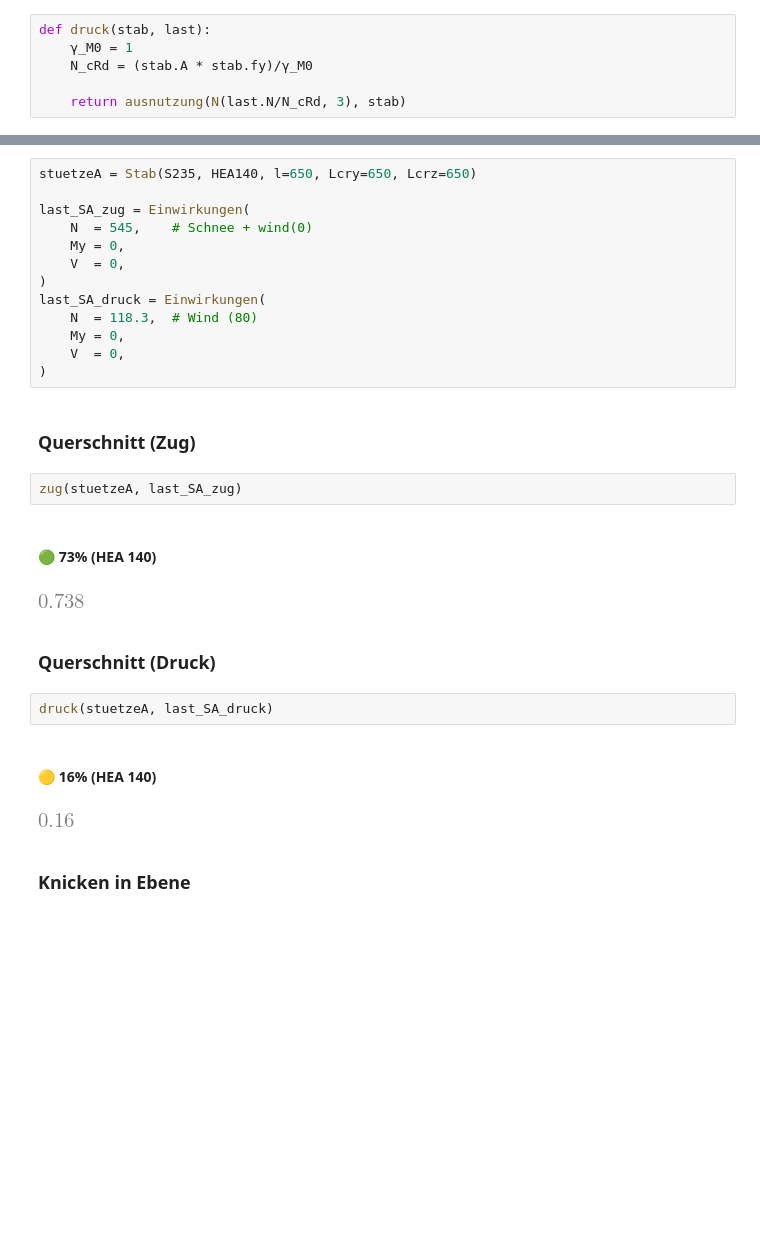
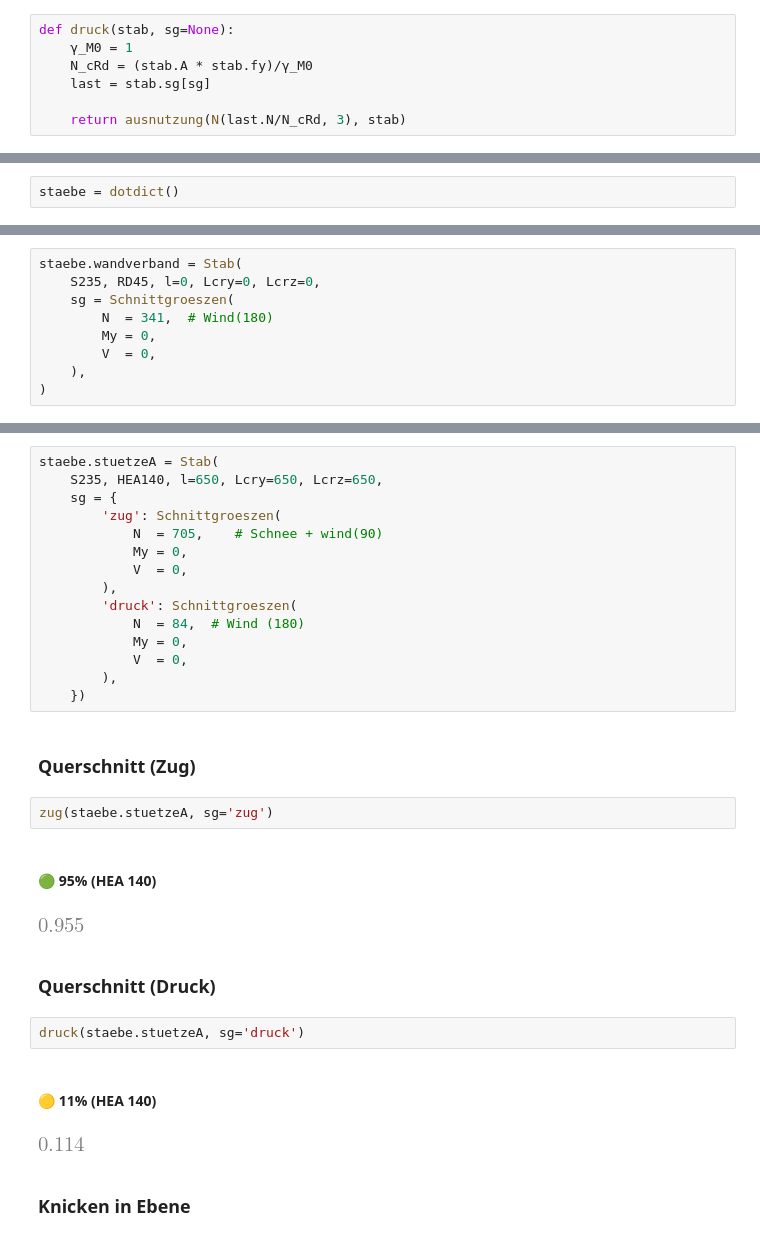
Before and after one commit to sushimako/uni-stahlbau-ue, a Jupyter notebook: Berechnungen/nachweise.ipynb, the cells around one changed output, grey strips where cells are left out. Cells and saved outputs as stored; diff of their text form; blank space fills up the shorter version.

```diff
--- a/Berechnungen/nachweise.ipynb
+++ b/Berechnungen/nachweise.ipynb
@@ -404,9 +115,10 @@ def zug(stab, last, A_net=None):
 # %% [markdown]
 ### Druck
 # %%
-def druck(stab, last):
+def druck(stab, sg=None):
     γ_M0 = 1
     N_cRd = (stab.A * stab.fy)/γ_M0
+    last = stab.sg[sg]
 
     return ausnutzung(N(last.N/N_cRd, 3), stab)
 # %% [markdown]
@@ -554,4 +266,6 @@ note('C_MLT und C_my: sichere werte so ok?')
 # %% [markdown]
 # Stäbe
+# %%
+staebe = dotdict()
 # %% [markdown]
 ## 1 Pfette
@@ -861,6 +685,15 @@ zug(verband_dach, last_verband_dach)
 [figure]
 # %% [markdown]
 ## 6 Wandverband
+# %%
+staebe.wandverband = Stab(
+    S235, RD45, l=0, Lcry=0, Lcrz=0,
+    sg = Schnittgroeszen(
+        N  = 341,  # Wind(180)
+        My = 0,
+        V  = 0,
+    ),
+)
 # %% [markdown]
 ### Querschnitt (Zug)
 # %%
@@ -868,32 +705,34 @@ zug(verband_dach, last_verband_dach)
 # %% [markdown]
 ## 7 Stütze A
 # %%
-stuetzeA = Stab(S235, HEA140, l=650, Lcry=650, Lcrz=650)
-
-last_SA_zug = Einwirkungen(
-    N  = 545,    # Schnee + wind(0)
-    My = 0,
-    V  = 0,
-)
-last_SA_druck = Einwirkungen(
-    N  = 118.3,  # Wind (80)
-    My = 0,
-    V  = 0,
-)
+staebe.stuetzeA = Stab(
+    S235, HEA140, l=650, Lcry=650, Lcrz=650,
+    sg = {
+        'zug': Schnittgroeszen(
+            N  = 705,    # Schnee + wind(90)
+            My = 0,
+            V  = 0,
+        ),
+        'druck': Schnittgroeszen(
+            N  = 84,  # Wind (180)
+            My = 0,
+            V  = 0,
+        ),
+    })
 # %% [markdown]
 ### Querschnitt (Zug)
 # %%
-zug(stuetzeA, last_SA_zug)
+zug(staebe.stuetzeA, sg='zug')
 # %% [output]
-#### 🟢 73% (HEA 140)
+#### 🟢 95% (HEA 140)
 [figure]
 # %% [markdown]
 ### Querschnitt (Druck)
 # %%
-druck(stuetzeA, last_SA_druck)
+druck(staebe.stuetzeA, sg='druck')
 # %% [output]
-#### 🟡 16% (HEA 140)
+#### 🟡 11% (HEA 140)
-[figure, old version]
+[figure, new version]
 # %% [markdown]
 ### Knicken in Ebene
 # %%
```
Also changed, not shown: parts of 79 cells of this notebook, 2 other files.
